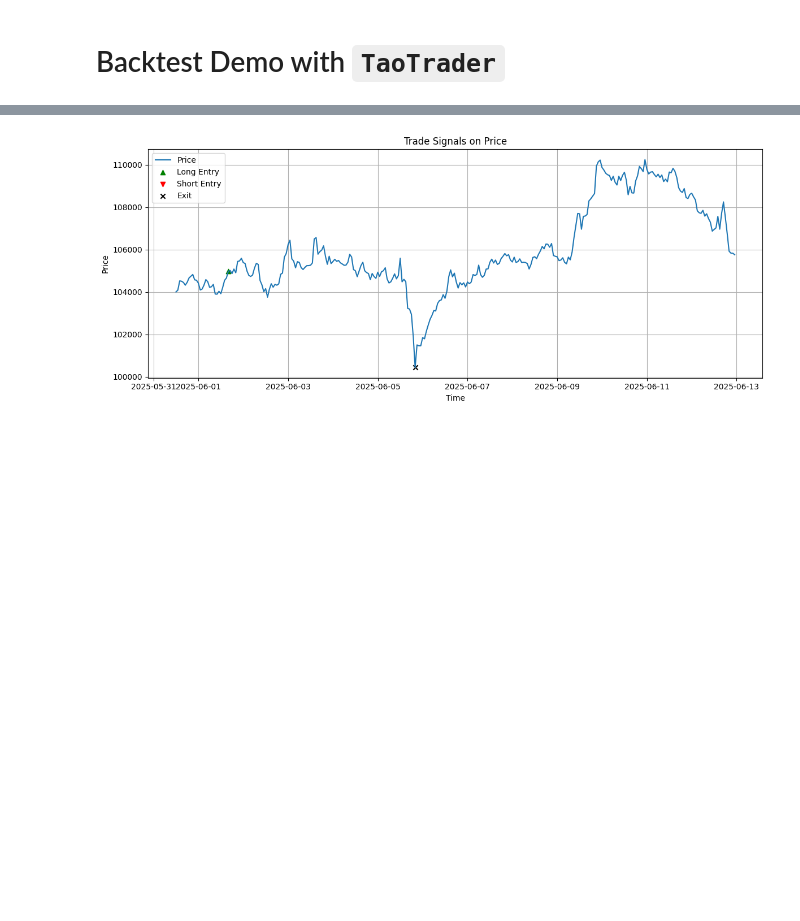
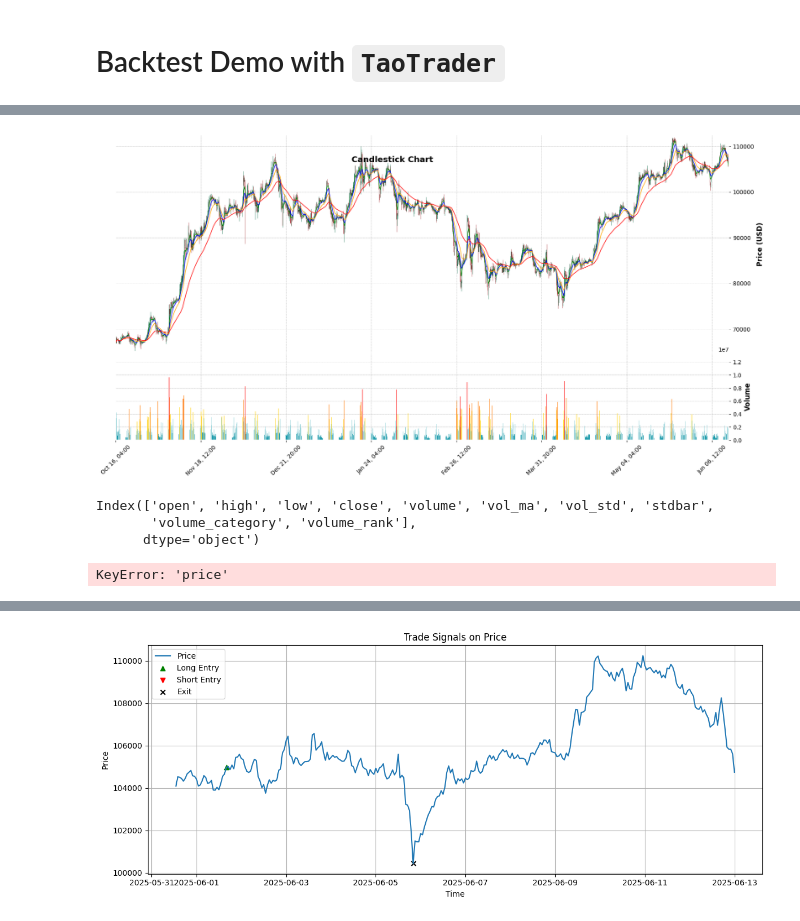
Before and after one commit to metaTaoTao/TaoTrader, a Jupyter notebook: notebooks/backtest_demo.ipynb, the cells around one changed output, grey strips where cells are left out. Saved outputs shown, nothing was run; the diff lists cells and outputs as text; code cells hidden in the pictures; blank space fills up the shorter version.

```diff
--- a/notebooks/backtest_demo.ipynb
+++ b/notebooks/backtest_demo.ipynb
@@ -38 +63,20 @@ df.tail()
+# %%
+df_heatmap = calculate_volume_heatmap(df)
+
+# 然后这样调用即可
+plot_kline_chart(df_heatmap)
+# %% [output]
+[figure, added]
+# %%
+print(df_heatmap.columns)
+# %% [output]
+Index(['open', 'high', 'low', 'close', 'volume', 'vol_ma', 'vol_std', 'stdbar',
+       'volume_category', 'volume_rank'],
+      dtype='object')
+# %%
+indicator = SupportResistanceIndicator(window=50, tolerance=0.005, min_tests=3, min_volume_rank=2)
+zones_df = indicator.identify_zones(df_heatmap)
+display(zones_df)
+# %% [output]
+KeyError: 'price'
 # %%
```
Also changed, not shown: parts of 6 cells of this notebook, 9 other files.
